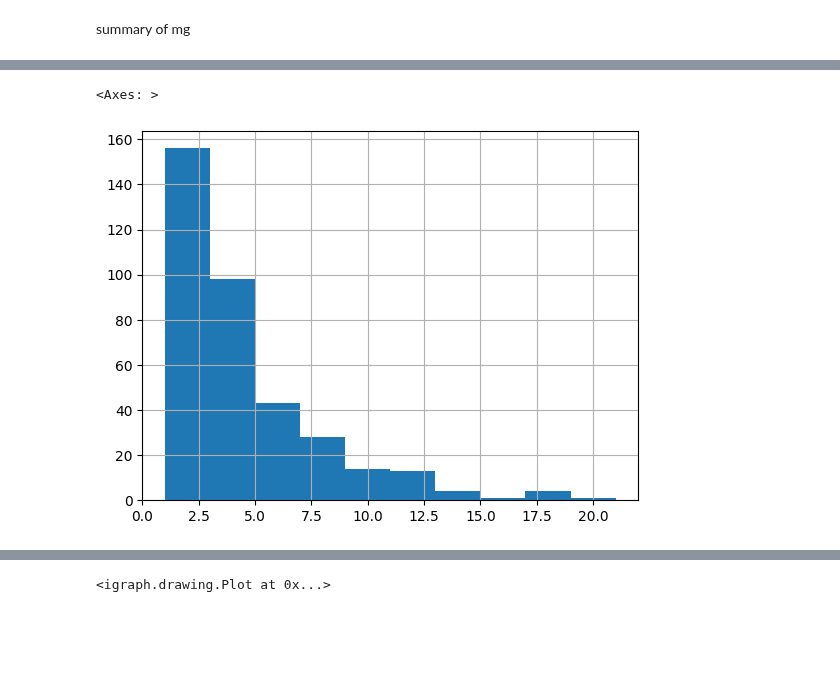
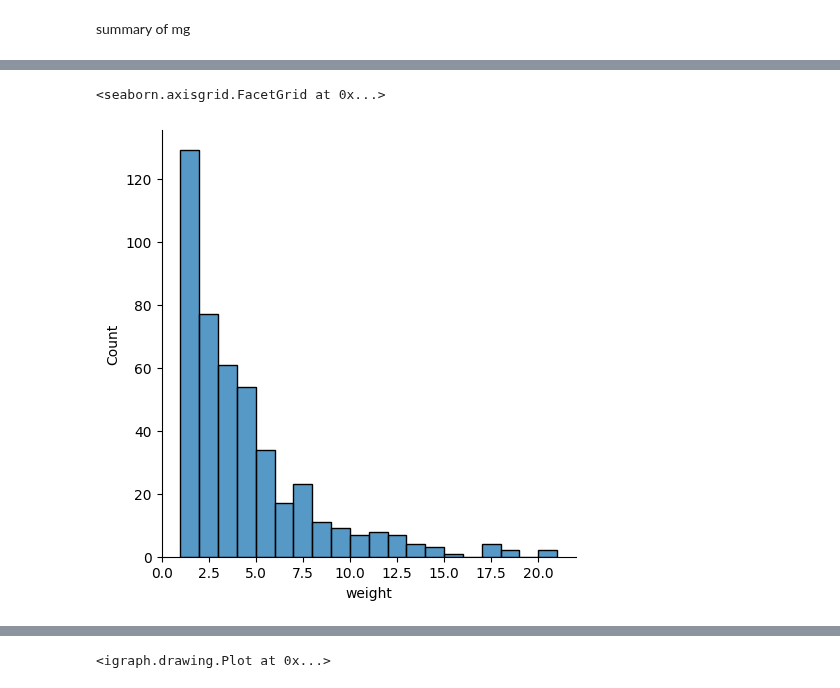
Before and after one commit to neurologic/eCREST, a Jupyter notebook: Analysis.ipynb, the cells around one changed output, grey strips where cells are left out. Cells and saved outputs as stored; diff of their text form; code cells hidden in the pictures; blank space fills up the shorter version.

```diff
--- a/Analysis.ipynb
+++ b/Analysis.ipynb
@@ -335,5 +337,5 @@ with pd.option_context('display.max_rows', 4):
-# %%
-df_edges['weight'].hist()
-# %% [output]
-<Axes: >
-[figure, removed]
+# %%
+sns.displot(df_edges,x='weight')
+# %% [output]
+<seaborn.axisgrid.FacetGrid at 0x...>
+[figure, added]
```
Also changed, not shown: parts of 21 cells of this notebook, 3 other files.
